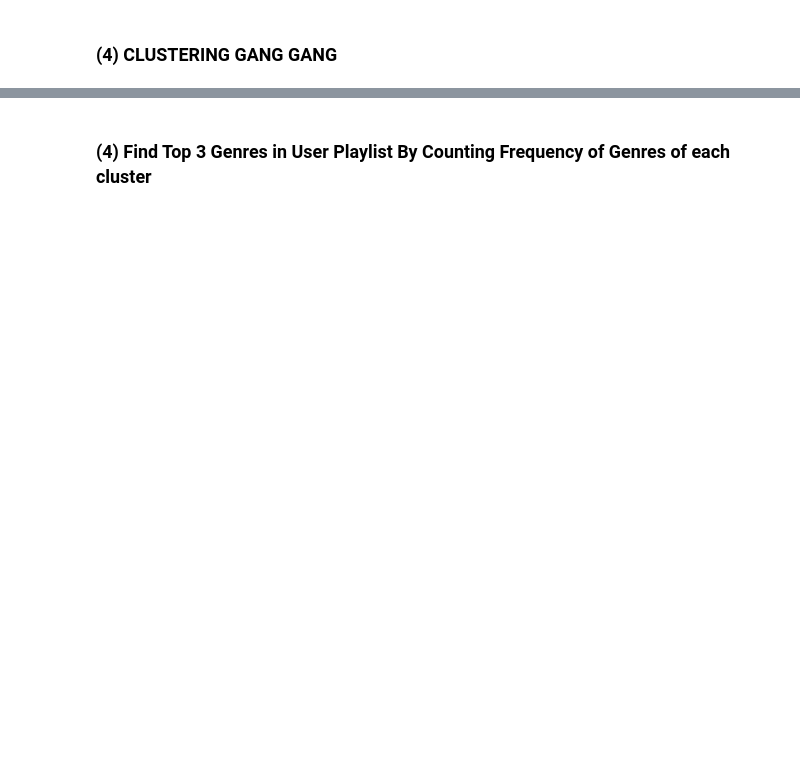
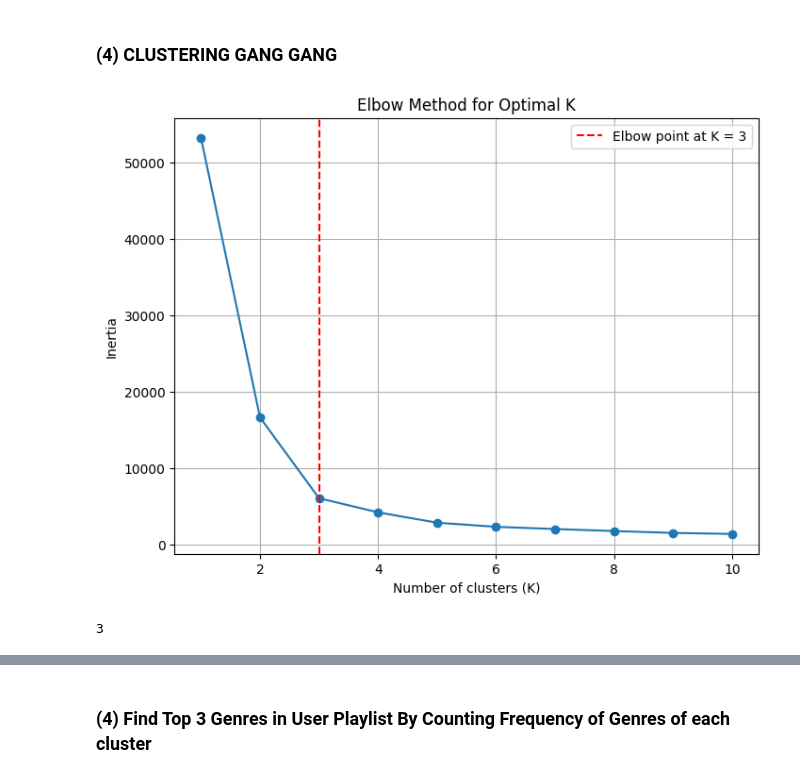
Before and after one commit to Kai-Tay/YippeeTunes, a Jupyter notebook: Model 1.5/Model 1.5.2.ipynb, the cells around one changed output, grey strips where cells are left out. Drawn from its saved outputs; the diff is of its cells as text; code cells hidden in the pictures; blank space fills up the shorter version.

```diff
--- a/Model 1.5/Model 1.5.2.ipynb
+++ b/Model 1.5/Model 1.5.2.ipynb
@@ -458,3 +495,64 @@ df["artist_songName"] = df["artist"] + "_" + df["songName"]
 
 #Check for duplicates in user Playlist
 df = df.drop_duplicates(subset=["artist_songName"],ignore_index= True)
+# %%
+import pandas as pd
+from sklearn.cluster import KMeans
+from kneed import KneeLocator
+import matplotlib.pyplot as plt
+
+# Assuming userDF is an existing dataframe
+df = userDF.copy()
+
+# Features for clustering
+X = df[['danceability', 'energy', 'key', 'loudness', 'mode', 'speechiness', 'acousticness', 'instrumental', 'liveness', 'valence', 'tempo']]
+
+# Choose how many clusters you want
+if df.shape[0] < 4:
+    number_clusters = df.shape[0]
+else:
+    # Calculate inertia for a range of K values
+    inertia = []
+    K_range = range(1, min(11, df.shape[0]))  # Limiting K to a maximum of 10 or the number of samples
+    for k in K_range:
+        kmeans = KMeans(n_clusters=k, random_state=0)
+        kmeans.fit(X)
+        inertia.append(kmeans.inertia_)
+
+    # Find the elbow point using KneeLocator
+    knee_locator = KneeLocator(K_range, inertia, curve='convex', direction='decreasing')
+    number_clusters = knee_locator.elbow
+
+
+
+# Plot the elbow curve
+plt.figure(figsize=(8, 6))
+plt.plot(K_range, inertia, marker='o')
+plt.xlabel('Number of clusters (K)')
+plt.ylabel('Inertia')
+plt.title('Elbow Method for Optimal K')
+plt.grid(True)
+
+# Mark the elbow point
+plt.axvline(x=number_clusters, color='red', linestyle='--', label=f'Elbow point at K = {number_clusters}')
+plt.legend()
+
+plt.show()
+
+
+
+# Perform KMeans clustering
+print(number_clusters)
+kmeans = KMeans(n_clusters=number_clusters, random_state=0)
+df['cluster'] = kmeans.fit_predict(X)
+
+df.sort_values(by="cluster")
+
+# Create new feature/column of artist_songName to remove duplicate later on
+df["artist_songName"] = df["artist"] + "_" + df["songName"]
+
+# Check for duplicates in user Playlist
+df = df.drop_duplicates(subset=["artist_songName"], ignore_index=True)
+# %% [output]
+[figure, added]
+3
```
Also changed, not shown: parts of 6 cells of this notebook.
